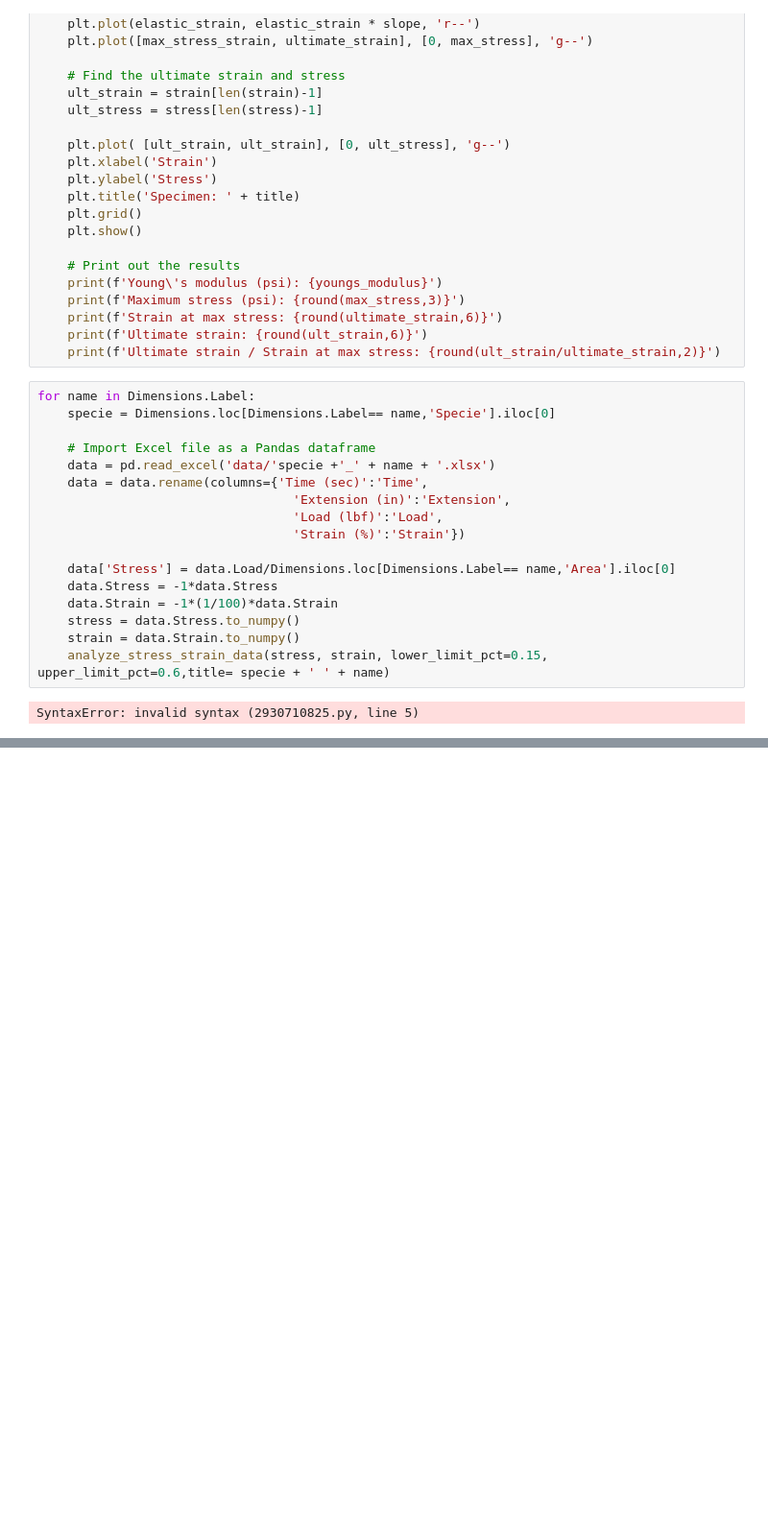
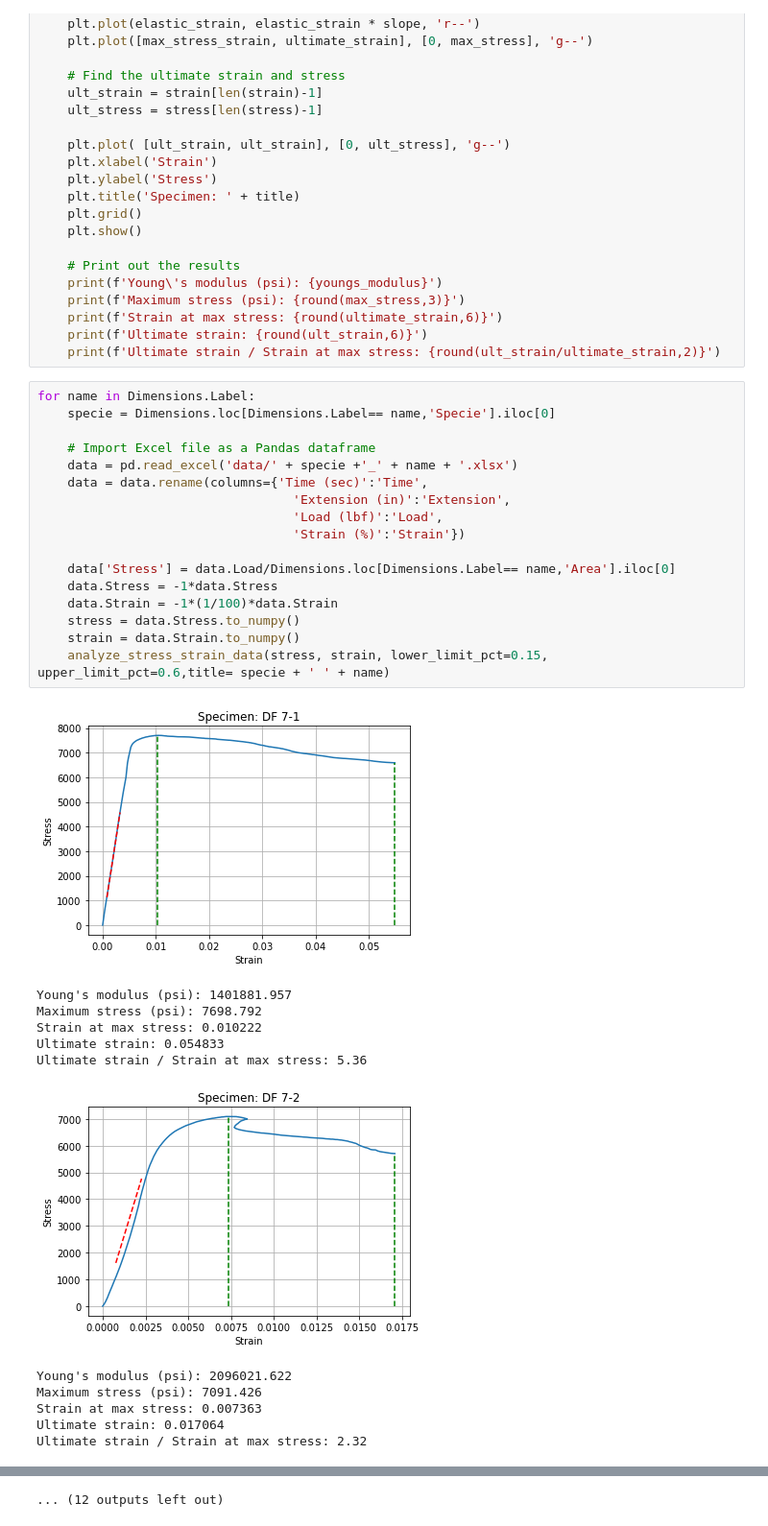
Before and after one commit to RubenJC-1/Stress-Strain, a Jupyter notebook: UltimateStrain_analysis.ipynb, the cells around one changed output, grey strips where cells are left out. Shown: that part at 96% size. Drawn from its saved outputs; the diff is of its cells as text; blank space fills up the shorter version.

```diff
--- a/UltimateStrain_analysis.ipynb
+++ b/UltimateStrain_analysis.ipynb
@@ -108,19 +108,30 @@ def analyze_stress_strain_data(stress, strain, lower_limit_pct, upper_limit_pct,
 # %%
 for name in Dimensions.Label:
     specie = Dimensions.loc[Dimensions.Label== name,'Specie'].iloc[0]
 
     # Import Excel file as a Pandas dataframe
-    data = pd.read_excel('data/'specie +'_' + name + '.xlsx')
+    data = pd.read_excel('data/' + specie +'_' + name + '.xlsx')
     data = data.rename(columns={'Time (sec)':'Time',
                                   'Extension (in)':'Extension',
                                   'Load (lbf)':'Load',
                                   'Strain (%)':'Strain'})
 
     data['Stress'] = data.Load/Dimensions.loc[Dimensions.Label== name,'Area'].iloc[0]
     data.Stress = -1*data.Stress
     data.Strain = -1*(1/100)*data.Strain
     stress = data.Stress.to_numpy()
     strain = data.Strain.to_numpy()
     analyze_stress_strain_data(stress, strain, lower_limit_pct=0.15, upper_limit_pct=0.6,title= specie + ' ' + name)
 # %% [output]
+[figure, added]
-SyntaxError: invalid syntax (2930710825.py, line 5)
+Young's modulus (psi): 1401881.957
+Maximum stress (psi): 7698.792
+Strain at max stress: 0.010222
+Ultimate strain: 0.054833
+Ultimate strain / Strain at max stress: 5.36
+[figure, added]
+Young's modulus (psi): 2096021.622
+Maximum stress (psi): 7091.426
+Strain at max stress: 0.007363
+Ultimate strain: 0.017064
+Ultimate strain / Strain at max stress: 2.32
@@ -126,0 +162 @@ SyntaxError: invalid syntax (2930710825.py, line 5)
+... (12 outputs left out)
```
Also changed, not shown: parts of 1 cell of this notebook.
